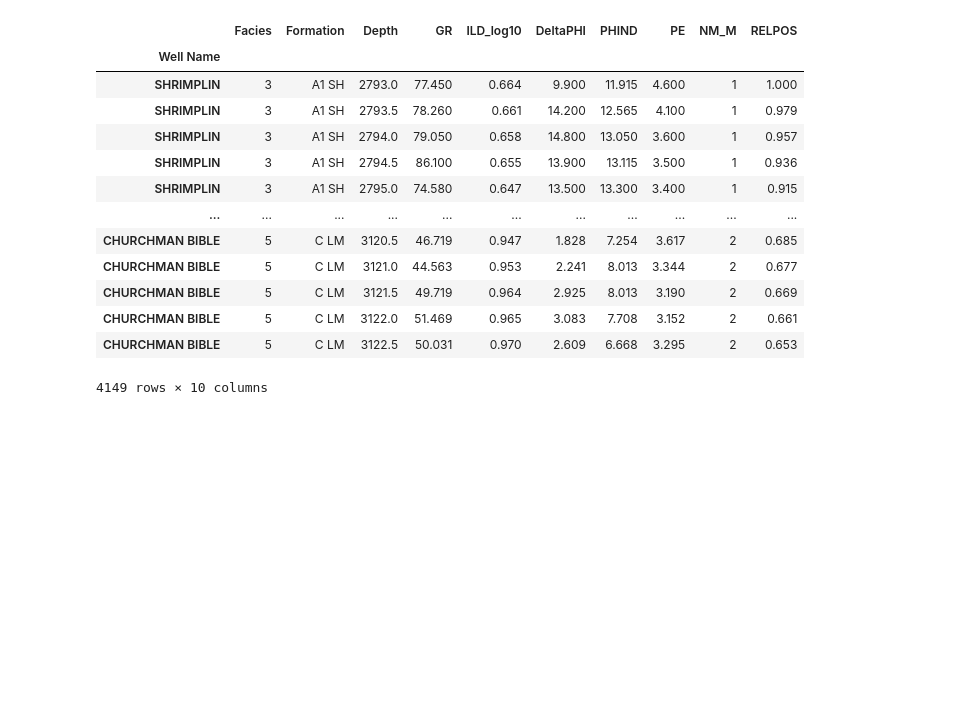
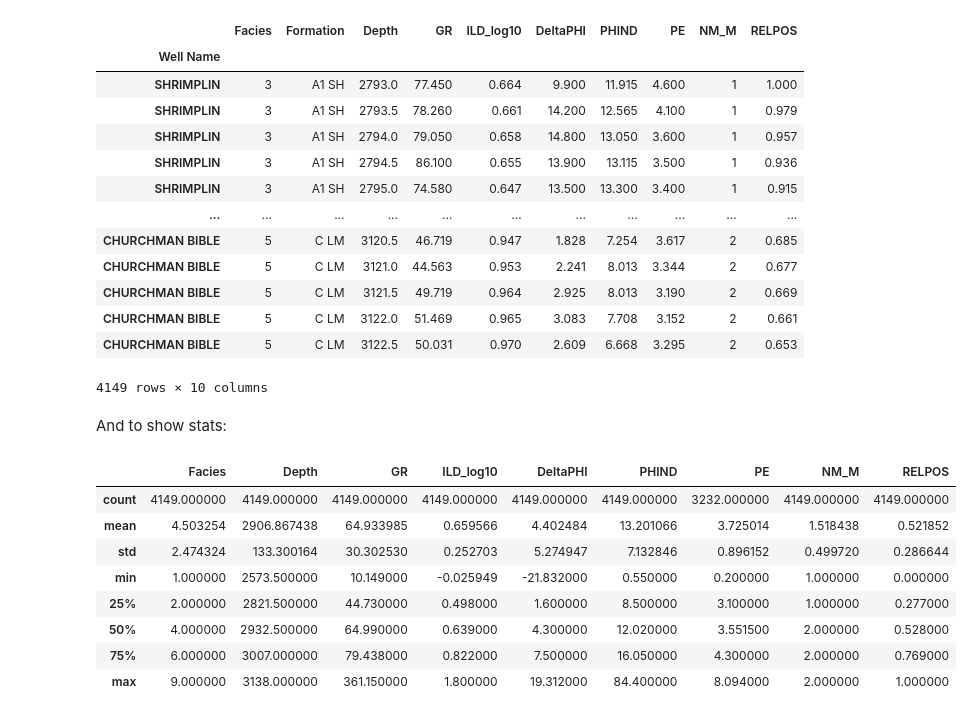
Before and after one commit to tasansal/logfacies, a Jupyter notebook: logfacies.ipynb, the cells around one changed output. Cells and saved outputs as stored; diff of their text form; code cells hidden in the pictures; blank space fills up the shorter version.

```diff
--- a/logfacies.ipynb
+++ b/logfacies.ipynb
@@ -76,4 +79,18 @@ There are 10 wells in *.csv file:
 | CHURCHMAN BIBLE | 5 | C LM | 3122.0 | 51.469 | 0.965 | 3.083 | 7.708 | 3.152 | 2 | 0.661 |
 | CHURCHMAN BIBLE | 5 | C LM | 3122.5 | 50.031 | 0.970 | 2.609 | 6.668 | 3.295 | 2 | 0.653 |
 4149 rows × 10 columns
+# %% [markdown]
+And to show stats:
+# %%
+well_data.describe()
+# %% [output]
+|  | Facies | Depth | GR | ILD_log10 | DeltaPHI | PHIND | PE | NM_M | RELPOS |
+| count | 4149.000000 | 4149.000000 | 4149.000000 | 4149.000000 | 4149.000000 | 4149.000000 | 3232.000000 | 4149.000000 | 4149.000000 |
+| mean | 4.503254 | 2906.867438 | 64.933985 | 0.659566 | 4.402484 | 13.201066 | 3.725014 | 1.518438 | 0.521852 |
+| std | 2.474324 | 133.300164 | 30.302530 | 0.252703 | 5.274947 | 7.132846 | 0.896152 | 0.499720 | 0.286644 |
+| min | 1.000000 | 2573.500000 | 10.149000 | -0.025949 | -21.832000 | 0.550000 | 0.200000 | 1.000000 | 0.000000 |
+| 25% | 2.000000 | 2821.500000 | 44.730000 | 0.498000 | 1.600000 | 8.500000 | 3.100000 | 1.000000 | 0.277000 |
+| 50% | 4.000000 | 2932.500000 | 64.990000 | 0.639000 | 4.300000 | 12.020000 | 3.551500 | 2.000000 | 0.528000 |
+| 75% | 6.000000 | 3007.000000 | 79.438000 | 0.822000 | 7.500000 | 16.050000 | 4.300000 | 2.000000 | 0.769000 |
+| max | 9.000000 | 3138.000000 | 361.150000 | 1.800000 | 19.312000 | 84.400000 | 8.094000 | 2.000000 | 1.000000 |
 # %% [markdown]
```
Also changed, not shown: parts of 6 cells of this notebook, 1 other file.
